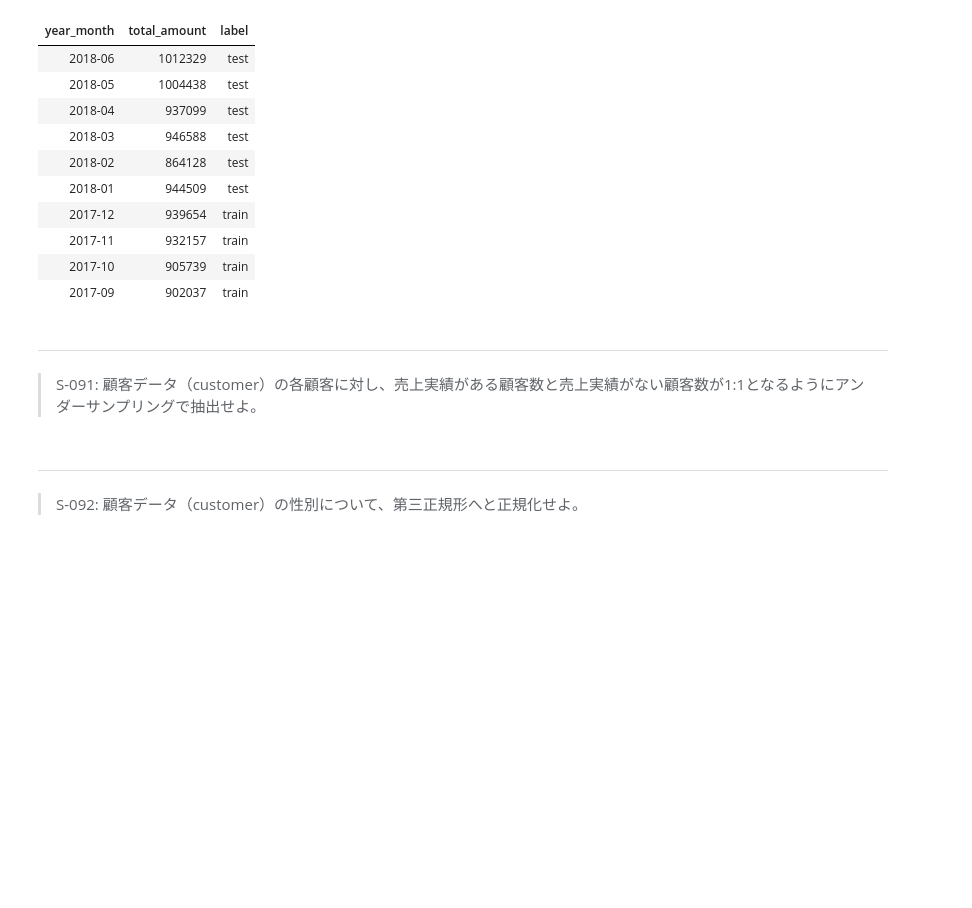
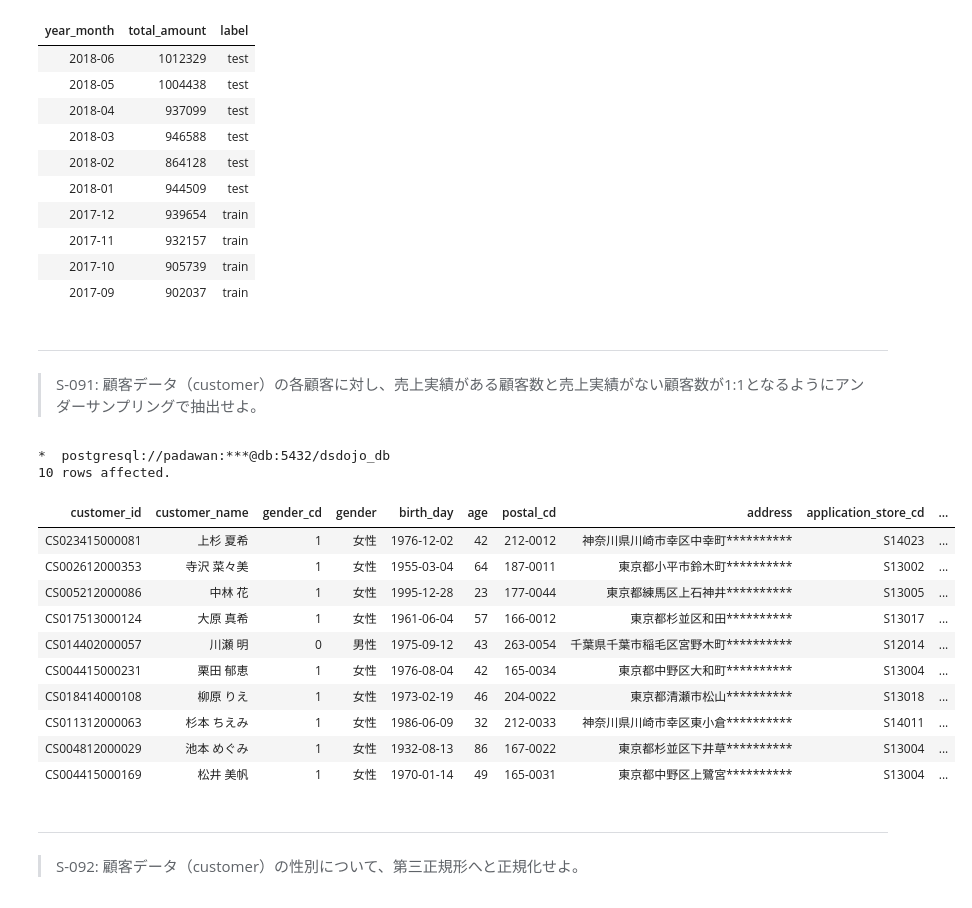
Before and after one commit to imskey/100knocks-sql, a Jupyter notebook: docker/work/preprocess_knock_SQL.ipynb, the cells around one changed output. Cells and saved outputs as stored; diff of their text form; code cells hidden in the pictures; blank space fills up the shorter version.

```diff
--- a/docker/work/preprocess_knock_SQL.ipynb
+++ b/docker/work/preprocess_knock_SQL.ipynb
@@ -2590,3 +2589,45 @@ limit 10;
+# %%
+%%sql
+with receipt_count as (
+    select
+        customer_id,
+        case when count(*) >= 1 then 1
+        else 0
+        end as sales_flag
+    from receipt
+    group by customer_id
+), customer_sales as (
+    select
+            c.*,
+            coalesce(r.sales_flag,0) as sales_flag
+            from customer c
+    left join receipt_count r
+    on c.customer_id = r.customer_id
+), with_random_rank as (
+    select *,
+            row_number() over(partition by sales_flag
+                              order by random()) as random_rank
+    from customer_sales
+)
+
+select * from with_random_rank
+where random_rank < 100
+order by random_rank
+limit 10;
+# %% [output]
+*  postgresql://padawan:***@db:5432/dsdojo_db
+10 rows affected.
+| customer_id | customer_name | gender_cd | gender | birth_day | age | postal_cd | address | application_store_cd | ... |
+| CS023415000081 | 上杉 夏希 | 1 | 女性 | 1976-12-02 | 42 | 212-0012 | 神奈川県川崎市幸区中幸町********** | S14023 | ... |
+| CS002612000353 | 寺沢 菜々美 | 1 | 女性 | 1955-03-04 | 64 | 187-0011 | 東京都小平市鈴木町********** | S13002 | ... |
+| CS005212000086 | 中林 花 | 1 | 女性 | 1995-12-28 | 23 | 177-0044 | 東京都練馬区上石神井********** | S13005 | ... |
+| CS017513000124 | 大原 真希 | 1 | 女性 | 1961-06-04 | 57 | 166-0012 | 東京都杉並区和田********** | S13017 | ... |
+| CS014402000057 | 川瀬 明 | 0 | 男性 | 1975-09-12 | 43 | 263-0054 | 千葉県千葉市稲毛区宮野木町********** | S12014 | ... |
+| CS004415000231 | 栗田 郁恵 | 1 | 女性 | 1976-08-04 | 42 | 165-0034 | 東京都中野区大和町********** | S13004 | ... |
+| CS018414000108 | 柳原 りえ | 1 | 女性 | 1973-02-19 | 46 | 204-0022 | 東京都清瀬市松山********** | S13018 | ... |
+| CS011312000063 | 杉本 ちえみ | 1 | 女性 | 1986-06-09 | 32 | 212-0033 | 神奈川県川崎市幸区東小倉********** | S14011 | ... |
+| CS004812000029 | 池本 めぐみ | 1 | 女性 | 1932-08-13 | 86 | 167-0022 | 東京都杉並区下井草********** | S13004 | ... |
+| CS004415000169 | 松井 美帆 | 1 | 女性 | 1970-01-14 | 49 | 165-0031 | 東京都中野区上鷺宮********** | S13004 | ... |
 # %% [markdown]
 ---
 > S-092: 顧客データ（customer）の性別について、第三正規形へと正規化せよ。
```
Also changed, not shown: parts of 6 cells of this notebook.
